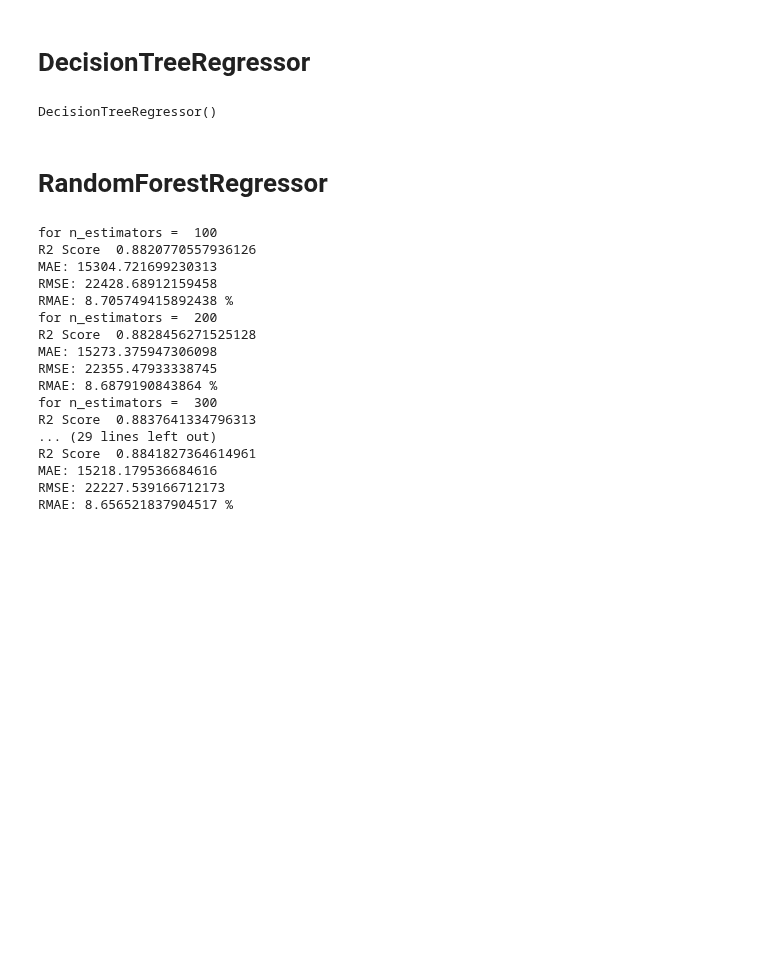
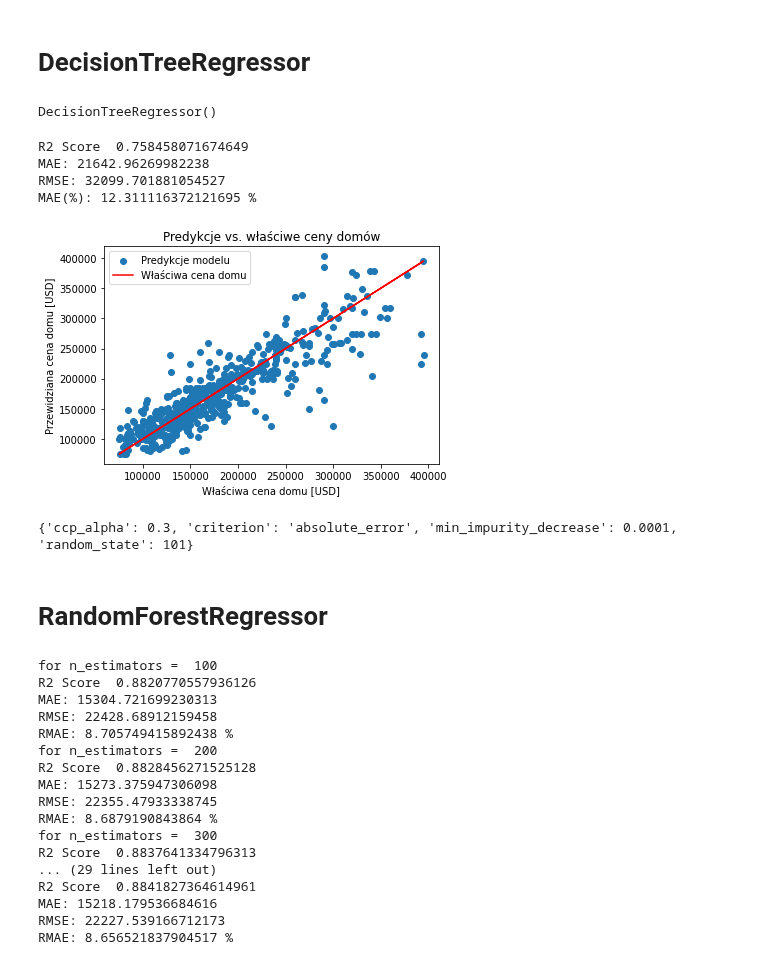
Before and after one commit to KacperChmura1/House-Price, a Jupyter notebook: ML.ipynb, the cells around one changed output. Drawn from its saved outputs; the diff is of its cells as text; code cells hidden in the pictures; blank space fills up the shorter version.

```diff
--- a/ML.ipynb
+++ b/ML.ipynb
@@ -368,7 +377,14 @@ grid_params = {
 
 }
 # %%
-ml(dummies_df, DecisionTreeRegressor(), False, grid_params)
+ml(dummies_df, DecisionTreeRegressor(), True, grid_params)
+# %% [output]
+R2 Score  0.758458071674649
+MAE: 21642.96269982238
+RMSE: 32099.701881054527
+MAE(%): 12.311116372121695 %
+[figure, added]
+{'ccp_alpha': 0.3, 'criterion': 'absolute_error', 'min_impurity_decrease': 0.0001, 'random_state': 101}
 # %% [markdown]
 # RandomForestRegressor
 # %%
```
Also changed, not shown: parts of 15 cells of this notebook.
